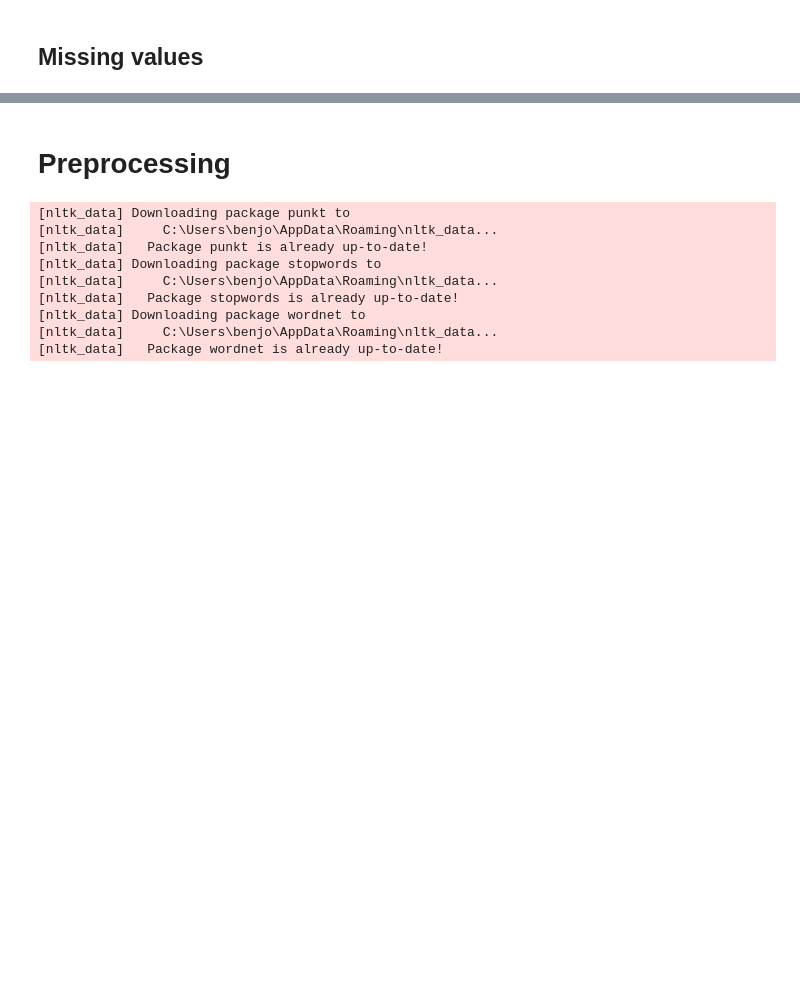
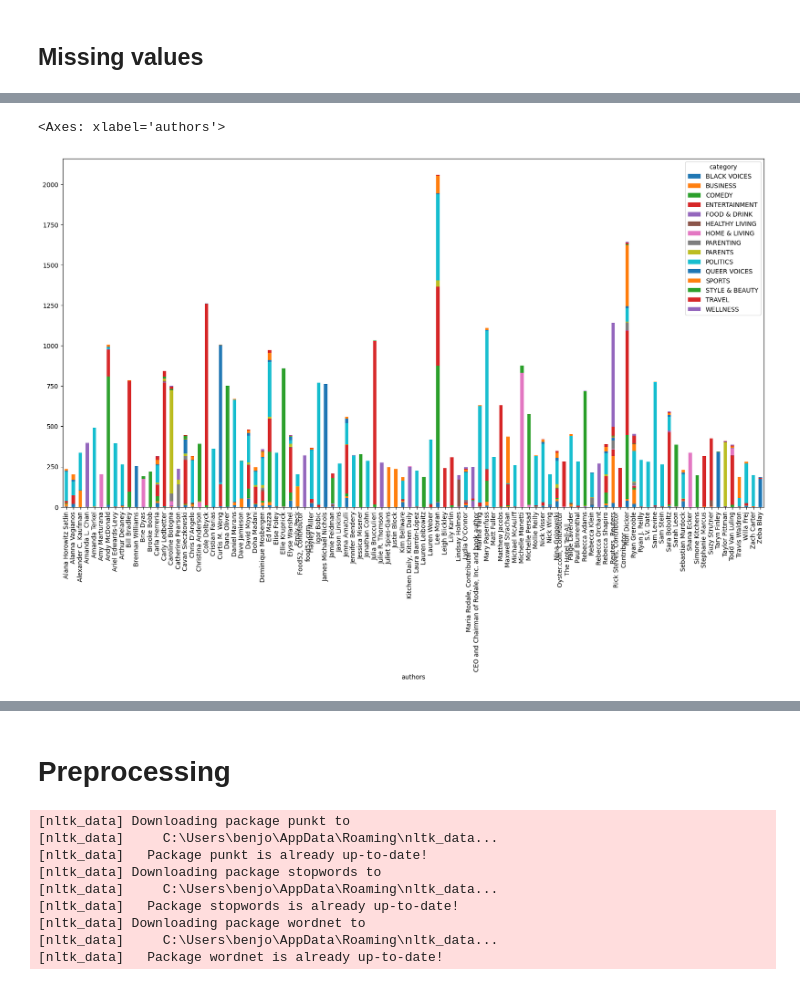
Before and after one commit to benjordan98/intelligent_sys_assignment2, a Jupyter notebook: code.ipynb, the cells around one changed output, grey strips where cells are left out. Cells and saved outputs as stored; diff of their text form; code cells hidden in the pictures; blank space fills up the shorter version.

```diff
--- a/code.ipynb
+++ b/code.ipynb
@@ -133,0 +269,8 @@ df = df[df['headline'] != '']
+# %%
+# look at the relationship between authors and category
+# for top 100 authors
+# get top 100 authors
+top_100_authors = df['authors'].value_counts()[:100].index.tolist()
+# look at the distribution of categories for each of these authors
+df_top_100_authors = df[df['authors'].isin(top_100_authors)]
+df_top_100_authors.groupby(['authors', 'category']).size()
@@ -133,0 +311,6 @@ df = df[df['headline'] != '']
+# %%
+# plot the distribution of categories for top 100 authors
+df_top_100_authors.groupby(['authors', 'category']).size().unstack().plot(kind='bar', stacked=True, figsize=(20, 10))
+# %% [output]
+<Axes: xlabel='authors'>
+[figure, added]
```
Also changed, not shown: parts of 87 cells of this notebook.
